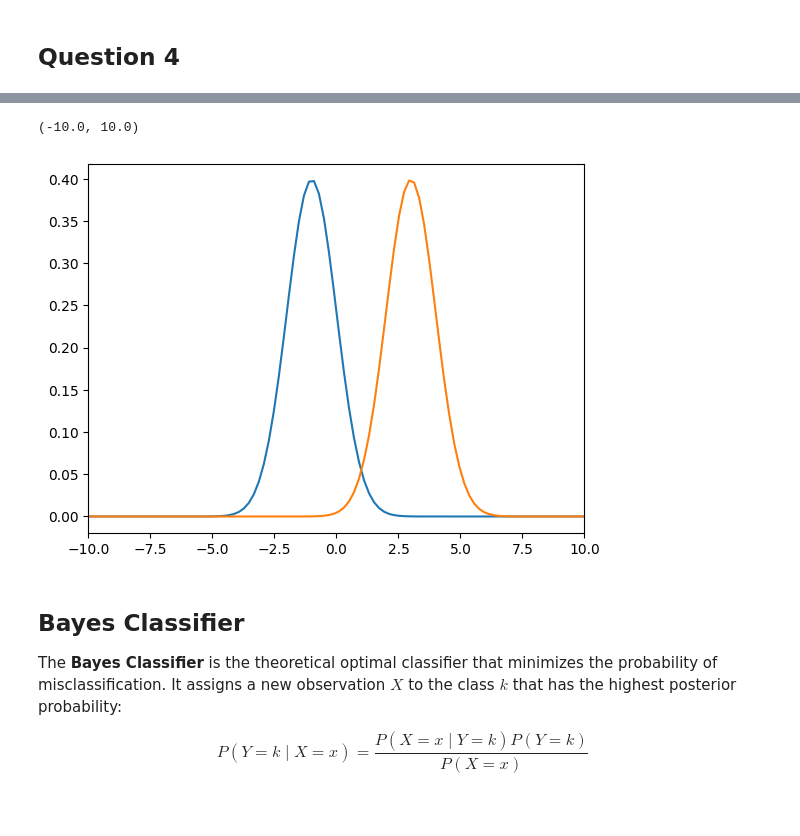
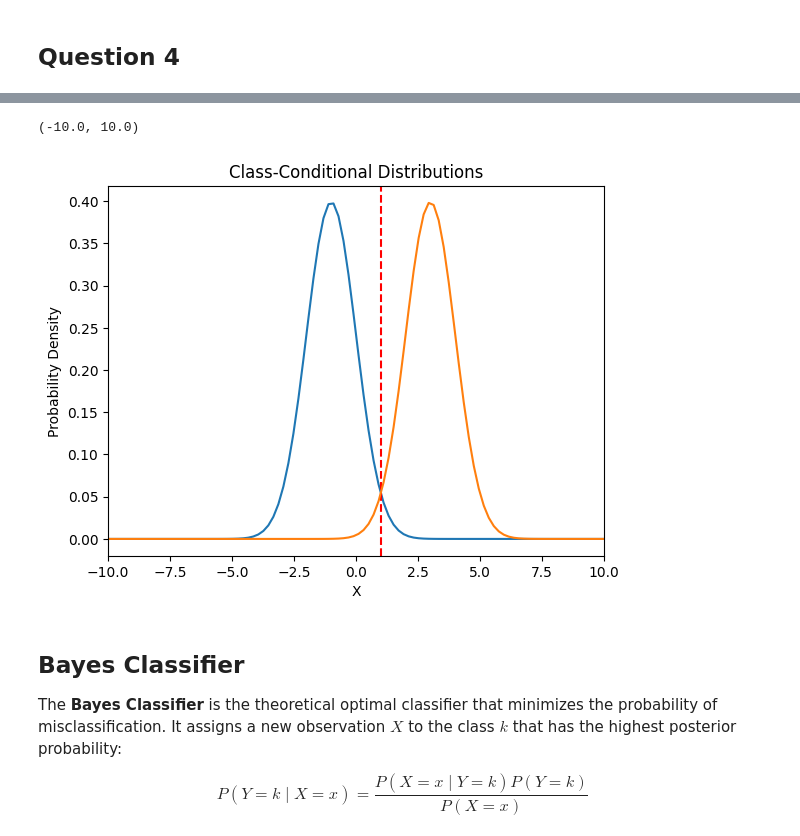
Before and after one commit to kennonstewart/stats_503, a Jupyter notebook: homework_4/homework_4.ipynb, the cells around one changed output, grey strips where cells are left out. Cells and saved outputs as stored; diff of their text form; code cells hidden in the pictures; blank space fills up the shorter version.

```diff
--- a/homework_4/homework_4.ipynb
+++ b/homework_4/homework_4.ipynb
@@ -57,29 +172,39 @@ Derive the QDA rule if $\hat{\sigma}^{2}_{1} = 0.25$ and $\hat{\sigma}^{2}_{2} =
 # %%
 # initialize the parameters
 mu_1 = -1
 mu_2 = 3
 pooled_variance = 1
 
 # initialize the random variables
 x = np.linspace(-10, 10, 100)
 Y_1 = norm.pdf(
     x = x,
     loc = mu_1,
     scale = pooled_variance
 )
 Y_2 = norm.pdf(
     x = x,
     loc = mu_2,
     scale = pooled_variance
 )
 
 # plot the distributions
 plt.plot(x, Y_1, label = 'Y_1')
+plt.axvline(
+    x=1,
+    color='r',
+    linestyle='--',
+    label='Decision Boundary'
+)
+# Add labels and title
+plt.xlabel("X")
+plt.ylabel("Probability Density")
+plt.title("Class-Conditional Distributions")
 plt.plot(x, Y_2, label = 'Y_2')
 plt.xlim(-10, 10)
 # %% [output]
 (-10.0, 10.0)
-[figure, old version]
+[figure, new version]
 # %% [markdown]
 ## Bayes Classifier
 
```
Also changed, not shown: parts of 13 cells of this notebook.
